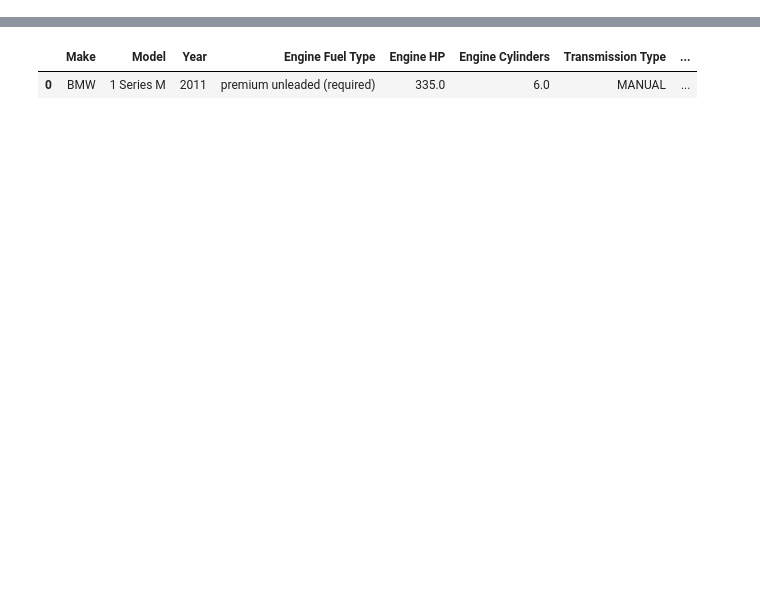
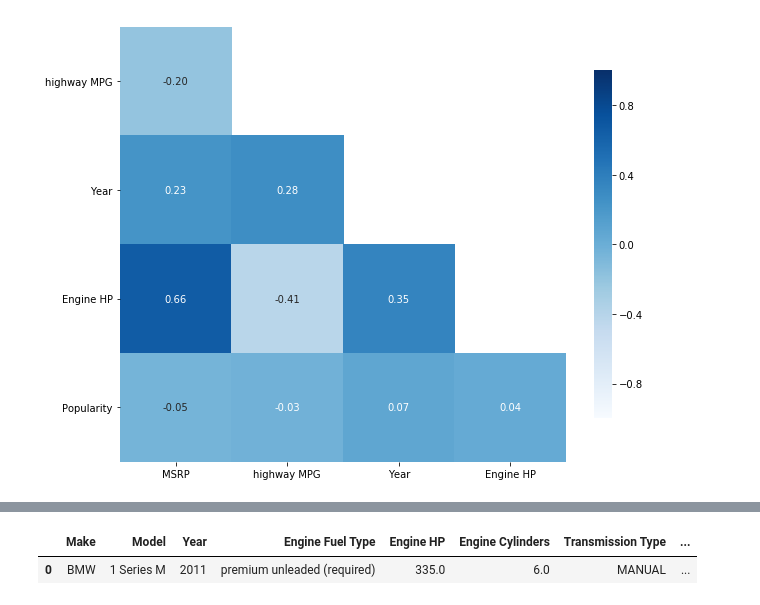
Before and after one commit to berkurka/python_lessons, a Jupyter notebook: Linear Regression/feature_selection.ipynb, the cells around one changed output, grey strips where cells are left out. Drawn from its saved outputs; the diff is of its cells as text; code cells hidden in the pictures; blank space fills up the shorter version.

```diff
--- a/Linear Regression/feature_selection.ipynb
+++ b/Linear Regression/feature_selection.ipynb
@@ -19,3 +20,22 @@ df = pd.read_csv('./data/data.csv')
 # Remove null engine hp
 df = df[~df['Engine HP'].isnull()]
 df = df[~df['Engine Cylinders'].isnull()]
+# %%
+features = ['highway MPG', 'Year', 'Engine HP', 'Popularity']
+import seaborn as sns
+df_corr = df[['MSRP'] + features].corr()
+
+fig, ax = plt.subplots(figsize=(10, 8))
+# mask
+mask = np.triu(np.ones_like(df_corr, dtype=np.bool))
+# adjust mask and df
+mask = mask[1:, :-1]
+corr = df_corr.iloc[1:,:-1].copy()
+# plot heatmap
+sns.heatmap(corr, mask=mask, annot=True, fmt=".2f", cmap='Blues',
+           vmin=-1, vmax=1, cbar_kws={"shrink": .8})
+# yticks
+plt.yticks(rotation=0)
+plt.show()
+# %% [output]
+[figure, added]
```
Also changed, not shown: parts of 20 cells of this notebook, 5 other files.
